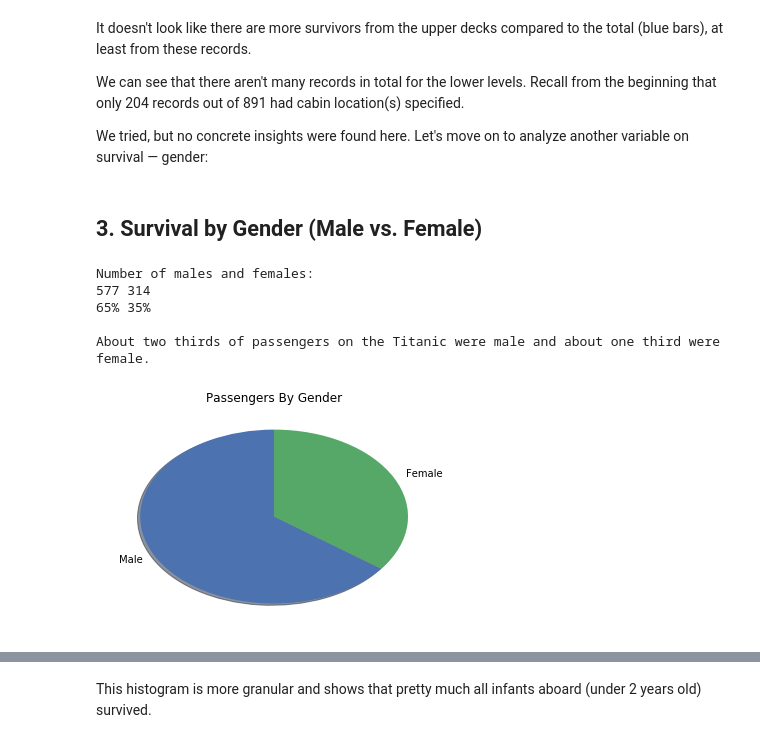
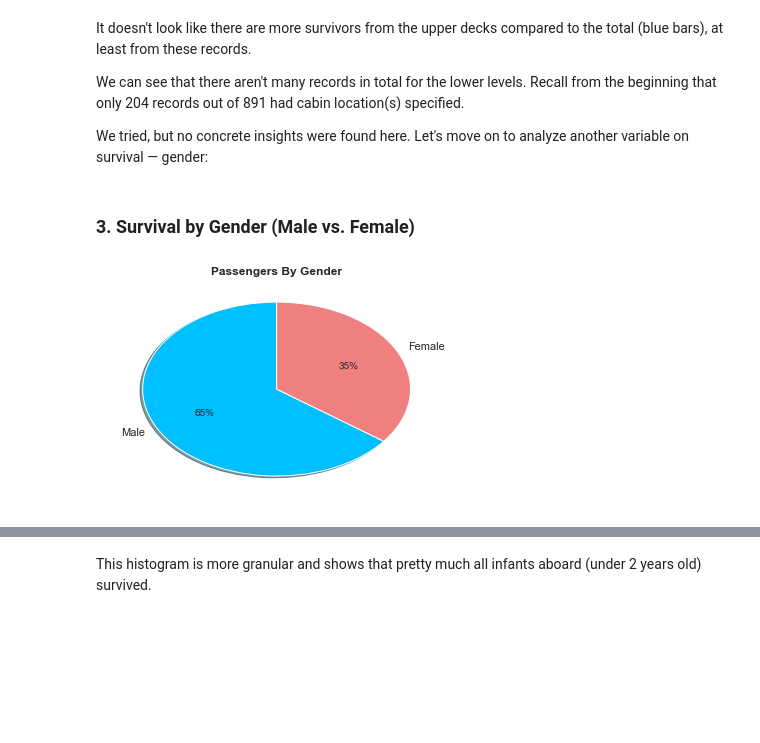
Before and after one commit to minnawoo/Titanic-Data-Analysis-Project, a Jupyter notebook: Data Analysis Project.ipynb, the cells around one changed output, grey strips where cells are left out. Drawn from its saved outputs; the diff is of its cells as text; code cells hidden in the pictures; blank space fills up the shorter version.

```diff
--- a/Data Analysis Project.ipynb
+++ b/Data Analysis Project.ipynb
@@ -332,32 +306,24 @@ We can see that there aren't many records in total for the lower levels. Recall
 
 We tried, but no concrete insights were found here. Let's move on to analyze another variable on survival — gender:
 # %% [markdown]
-## 3.   Survival by Gender (Male vs. Female)
+### 3.   Survival by Gender (Male vs. Female)
 # %%
 num_males, num_females = 0, 0
 num_surviving_males, num_surviving_females = 0, 0
 for dict in titanic_data:
     if dict['Sex'] == 'male':
         num_males += 1
         if dict["Survived"] == 1:
             num_surviving_males += 1
     else:
         num_females +=1
         if dict["Survived"] == 1:
             num_surviving_females += 1
-print("Number of males and females:")
-print(num_males, num_females)
-print("{:.0%} {:.0%}".format(num_males/num_passengers, num_females/num_passengers))
 
 # Pie Chart
-plt.pie([num_males, num_females], labels=['Male', 'Female'],shadow=True, startangle=90)
-plt.title('Passengers By Gender')
-print()
-print("About two thirds of passengers on the Titanic were male and about one third were female.")
+plt.pie([num_males, num_females], labels=['Male', 'Female'],shadow=True, startangle=90, \
+        colors = ['deepskyblue','lightcoral'], autopct='%1.f%%')
+plt.title('Passengers By Gender', fontweight = 'bold')
+plt.show()
 # %% [output]
-Number of males and females:
-577 314
-65% 35%
-
-About two thirds of passengers on the Titanic were male and about one third were female.
-[figure, old version]
+[figure, new version]
```
Also changed, not shown: parts of 70 cells of this notebook.
